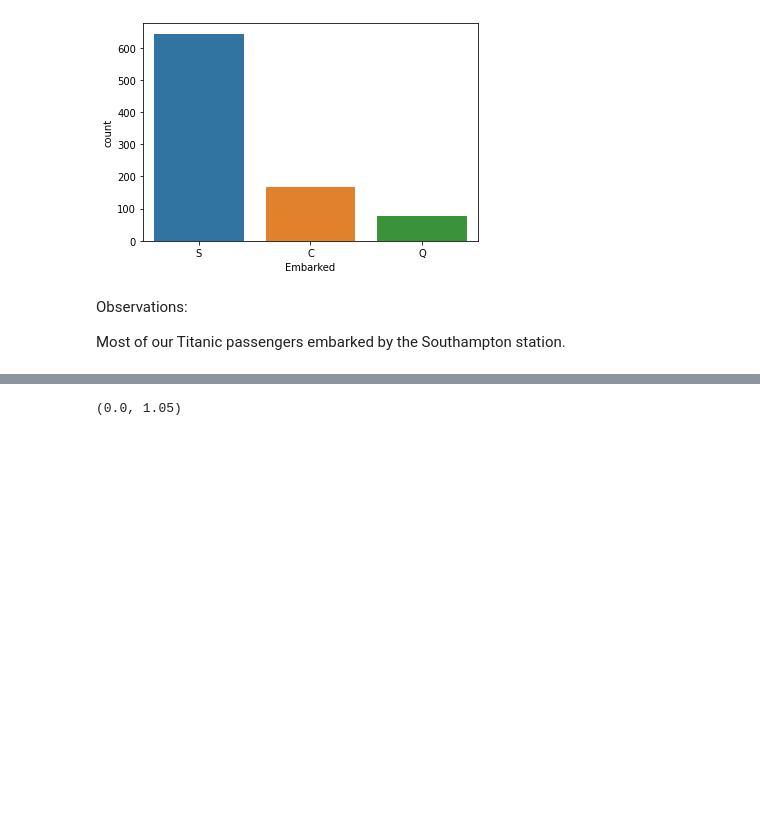
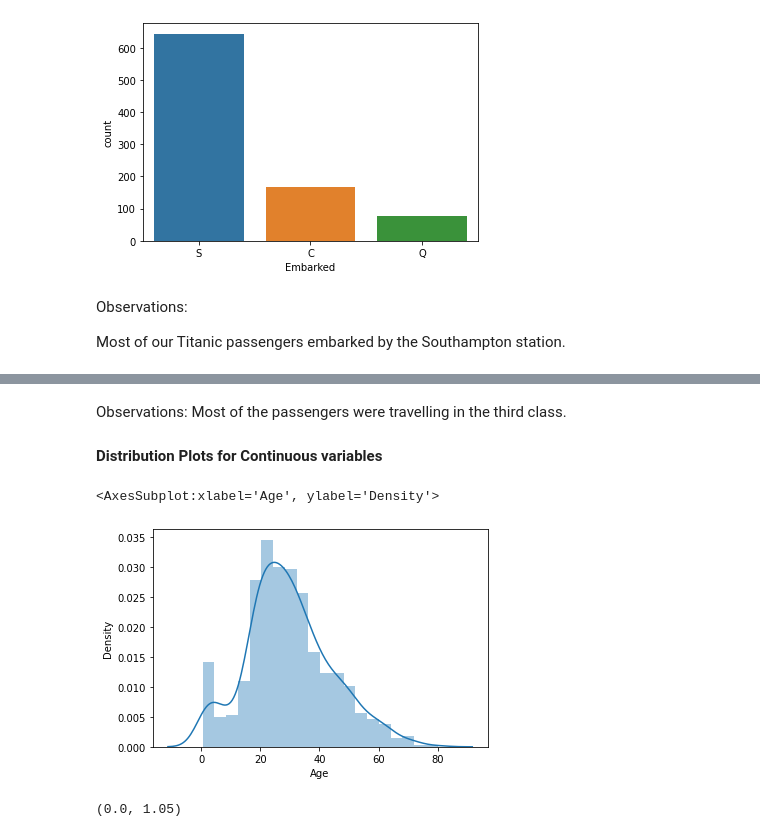
Before and after one commit to 4GeeksAcademy/machine-learning-content, a Jupyter notebook: 05-3d-data/exploratory-data-analysis.ipynb, the cells around one changed output, grey strips where cells are left out. Cells and saved outputs as stored; diff of their text form; code cells hidden in the pictures; blank space fills up the shorter version.

```diff
--- a/05-3d-data/exploratory-data-analysis.ipynb
+++ b/05-3d-data/exploratory-data-analysis.ipynb
@@ -192,3 +199,14 @@ Most of our Titanic passengers embarked by the Southampton station.
+# %% [markdown]
+Observations: Most of the passengers were travelling in the third class.
+# %% [markdown]
+**Distribution Plots for Continuous variables**
+# %%
+#Let's plot the Probability Density Function (PDF) of Age of 891 passengers traveling in the Titanic.
+
+sns.distplot(train_data['Age'])
+# %% [output]
+<AxesSubplot:xlabel='Age', ylabel='Density'>
+[figure, added]
 # %%
 #View if there is a linear relation between continuous numerical variable Age & target variable Survived.
 
```
Also changed, not shown: parts of 10 cells of this notebook, 1 other file.
